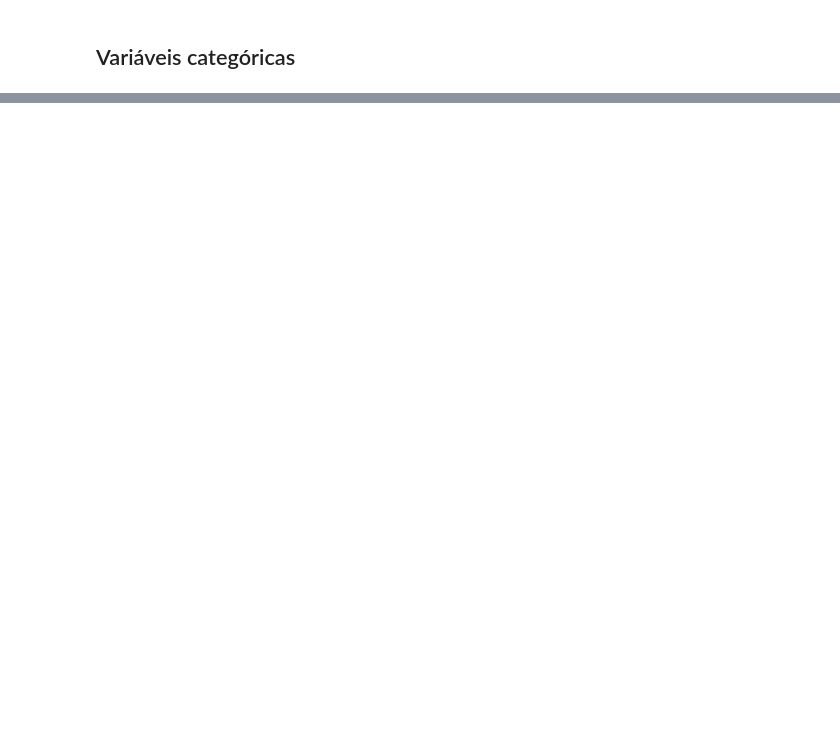
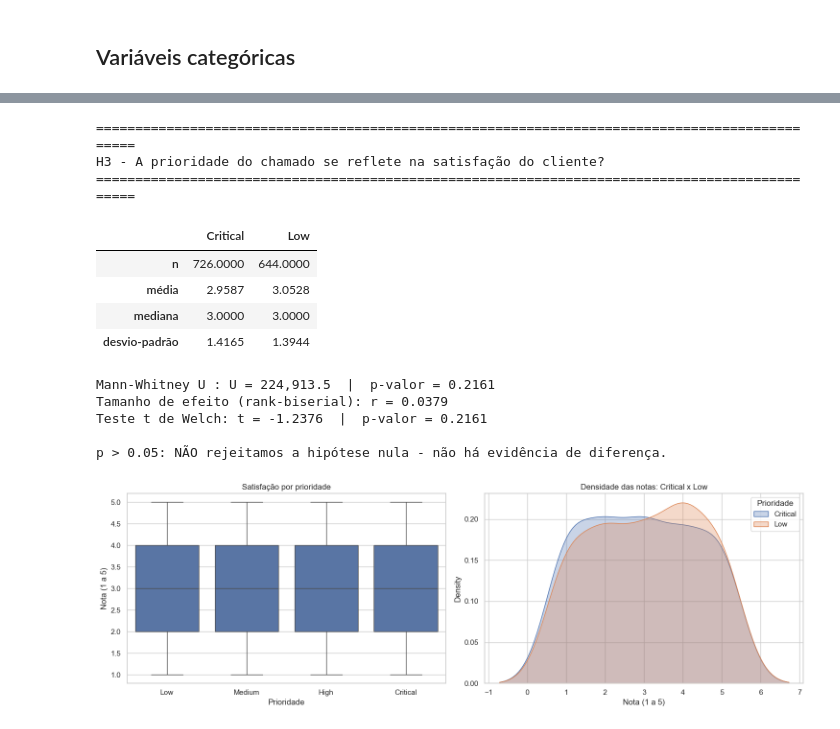
Before and after one commit to FelipeRR05/Bernardo_Eleuterio_Felipe_Rocha_Guilherme_Silva_Heitor_Oliveira_PB, a Jupyter notebook: eda/EDA_Customer_Support_Tickets.ipynb, the cells around one changed output, grey strips where cells are left out. Cells and saved outputs as stored; diff of their text form; code cells hidden in the pictures; blank space fills up the shorter version.

```diff
--- a/eda/EDA_Customer_Support_Tickets.ipynb
+++ b/eda/EDA_Customer_Support_Tickets.ipynb
@@ -1228,0 +1014,49 @@ As alternativas concretas para a Etapa 3 estão detalhadas no documento `eda/REL
+# %%
+# ---------------------------------------------------------------- H3
+# H0: a satisfação é igual entre chamados Critical e Low
+# H1: as distribuições diferem
+p_h3, r_h3 = testar_hipotese(
+    "H3 - A prioridade do chamado se reflete na satisfação do cliente?",
+    fechados.loc[fechados["Ticket Priority"] == "Critical",
+                 "Customer Satisfaction Rating"].dropna(),
+    "Critical",
+    fechados.loc[fechados["Ticket Priority"] == "Low",
+                 "Customer Satisfaction Rating"].dropna(),
+    "Low",
+)
+
+# Visualização de apoio
+fig, eixos = plt.subplots(1, 2, figsize=(15, 5))
+sns.boxplot(data=fechados, x="Ticket Priority", y="Customer Satisfaction Rating",
+            order=["Low", "Medium", "High", "Critical"], ax=eixos[0])
+eixos[0].set_title("Satisfação por prioridade")
+eixos[0].set_xlabel("Prioridade")
+eixos[0].set_ylabel("Nota (1 a 5)")
+
+for grupo, rotulo in [
+    (fechados.loc[fechados["Ticket Priority"] == "Critical",
+                  "Customer Satisfaction Rating"].dropna(), "Critical"),
+    (fechados.loc[fechados["Ticket Priority"] == "Low",
+                  "Customer Satisfaction Rating"].dropna(), "Low"),
+]:
+    sns.kdeplot(grupo, label=rotulo, fill=True, alpha=0.3, bw_adjust=1.5, ax=eixos[1])
+eixos[1].set_title("Densidade das notas: Critical x Low")
+eixos[1].set_xlabel("Nota (1 a 5)")
+eixos[1].legend(title="Prioridade")
+plt.tight_layout()
+plt.show()
+# %% [output]
+===============================================================================================
+H3 - A prioridade do chamado se reflete na satisfação do cliente?
+===============================================================================================
+|  | Critical | Low |
+| n | 726.0000 | 644.0000 |
+| média | 2.9587 | 3.0528 |
+| mediana | 3.0000 | 3.0000 |
+| desvio-padrão | 1.4165 | 1.3944 |
+Mann-Whitney U : U = 224,913.5  |  p-valor = 0.2161
+Tamanho de efeito (rank-biserial): r = 0.0379
+Teste t de Welch: t = -1.2376  |  p-valor = 0.2161
+
+p > 0.05: NÃO rejeitamos a hipótese nula - não há evidência de diferença.
+[figure, added]
```
Also changed, not shown: parts of 69 cells of this notebook, 48 other files.
